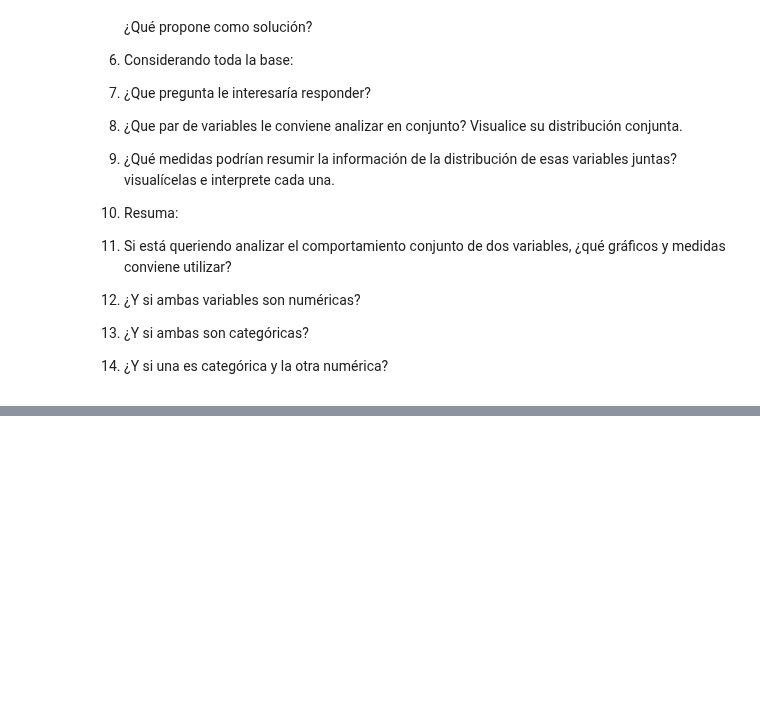
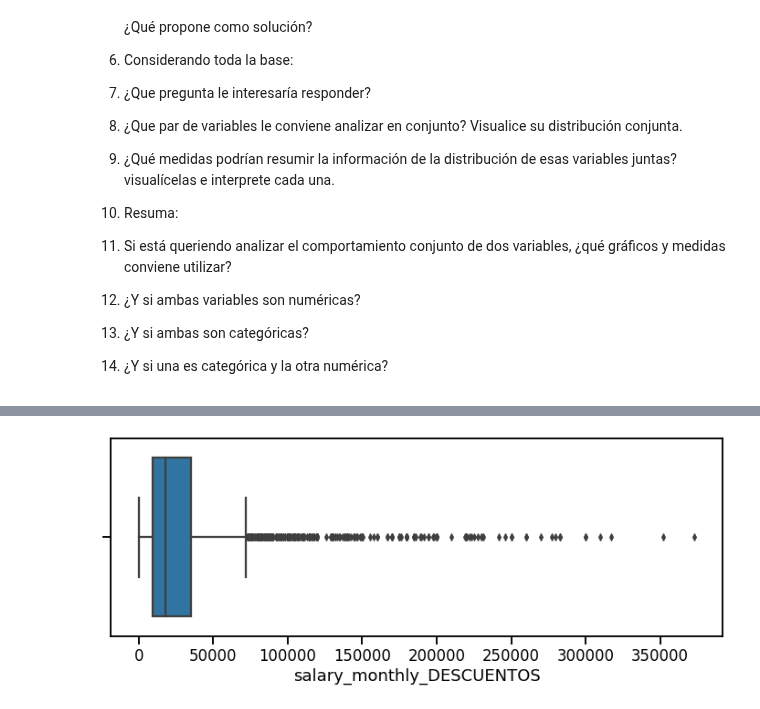
Before and after one commit to Natali-PP/diplodatos2021, a Jupyter notebook: AnalisiYVisualizacion/03_Distribuciones.ipynb, the cells around one changed output, grey strips where cells are left out. Cells and saved outputs as stored; diff of their text form; code cells hidden in the pictures; blank space fills up the shorter version.

```diff
--- a/AnalisiYVisualizacion/03_Distribuciones.ipynb
+++ b/AnalisiYVisualizacion/03_Distribuciones.ipynb
@@ -202,0 +250,10 @@ seaborn.jointplot(data=df[df.profile_age < max_age], x='profile_age',
+# %%
+# Descartamos
+df2 = df[df['salary_monthly_DESCUENTOS'] < df['salary_monthly_DESCUENTOS'].quantile(.998)]
+df2 = df2[df2['salary_monthly_DESCUENTOS'] >= 0.0]
+# %%
+plt.figure(figsize=(12, 4))
+seaborn.boxplot(x=df2['salary_monthly_DESCUENTOS'])
+plt.ticklabel_format(style='plain', axis='x')
+# %% [output]
+[figure, added]
```
Also changed, not shown: parts of 11 cells of this notebook.
